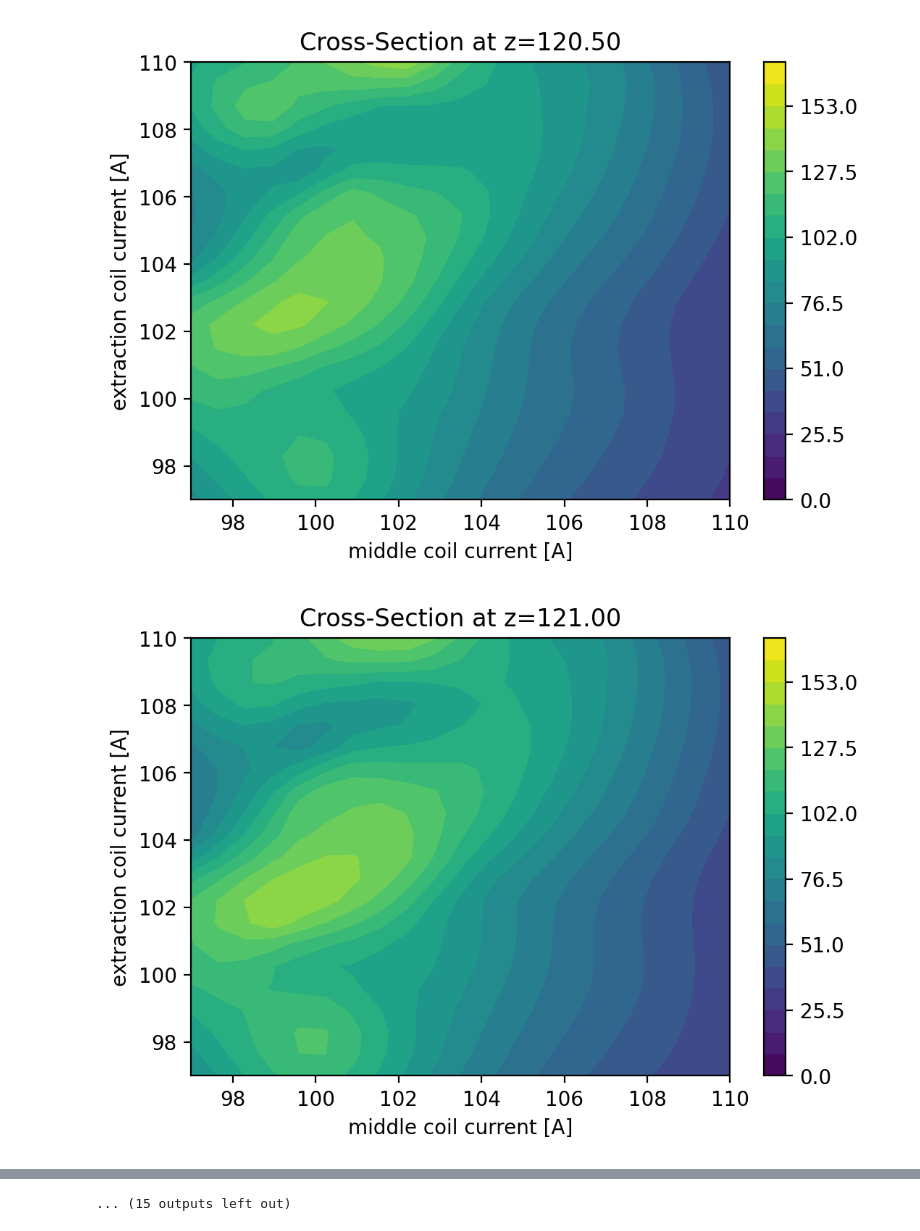
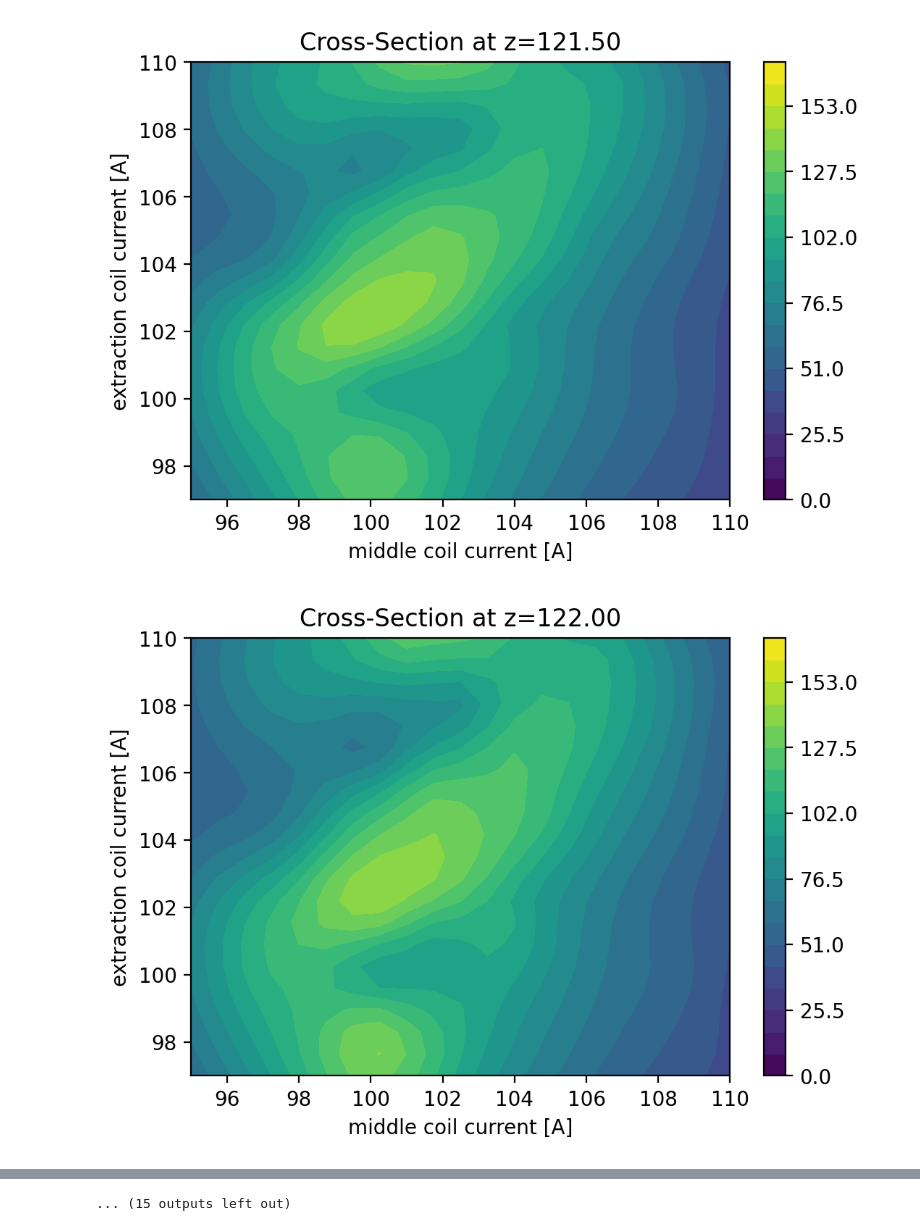
Before and after one commit to yubinhu/Venus-Exploration, a Jupyter notebook: Gaussian Regression on All Data.ipynb, the cells around one changed output, grey strips where cells are left out. Drawn from its saved outputs; the diff is of its cells as text; code cells hidden in the pictures.

```diff
--- a/Gaussian Regression on All Data.ipynb
+++ b/Gaussian Regression on All Data.ipynb
@@ -212,7 +208,10 @@ def plot_cross_section(gpr, z_plot, plotVar=False):
     else:
         func = gauss_mean
     n_plot = 21
-    x = np.linspace(97, 110, n_plot)
+#     x = np.linspace(97, 110, n_plot)
+#     y = np.linspace(97, 110, n_plot)
+#     z = np.array([func(i,j,z=z_plot) for j in y for i in x])
+    x = np.linspace(95, 110, n_plot)
     y = np.linspace(97, 110, n_plot)
     z = np.array([func(i,j,z=z_plot) for j in y for i in x])
 
@@ -237,4 +236,4 @@ plot_cross_section(gpr, 126, plotVar=False)
 # %%
-for z in np.linspace(116, 129, 27):
+for z in np.linspace(117, 130, 27):
     plot_cross_section(gpr, z, plotVar=False)
 # %% [output]
@@ -250,2 +249,2 @@ for z in np.linspace(116, 129, 27):
-[figure, old version]
+[figure, new version]
-[figure, old version]
+[figure, new version]
```
Also changed, not shown: parts of 7 cells of this notebook, 27 other files.
